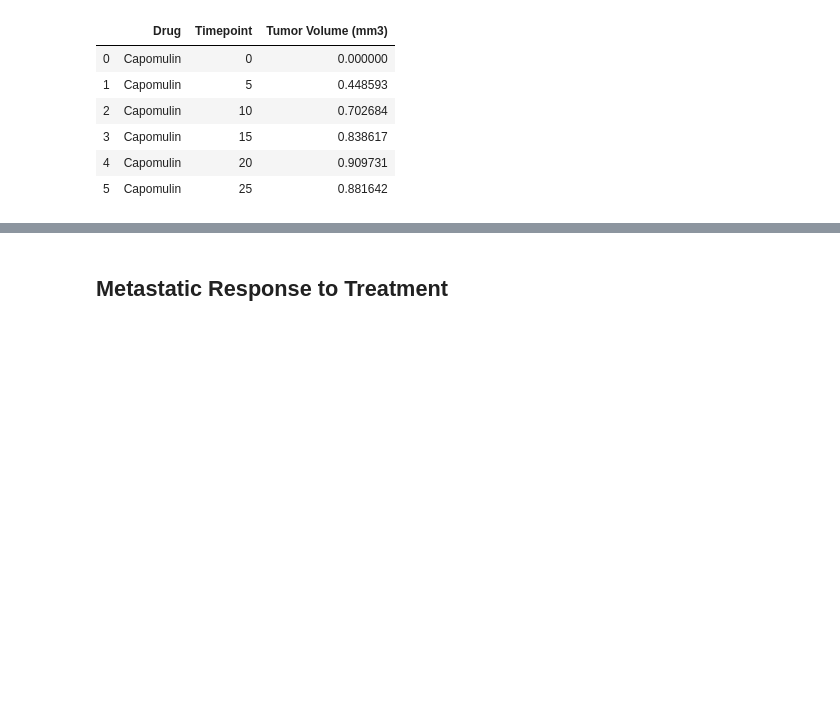
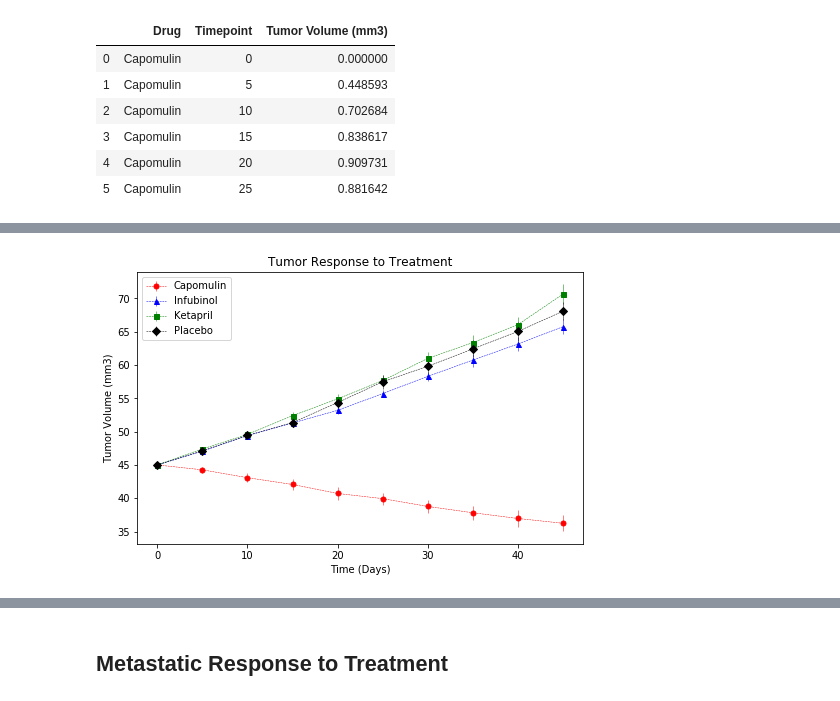
Before and after one commit to kattelya/matplotlib-challenge, a Jupyter notebook: pymaceuticals_starter.ipynb, the cells around one changed output, grey strips where cells are left out. Drawn from its saved outputs; the diff is of its cells as text; code cells hidden in the pictures; blank space fills up the shorter version.

Commit message:
most questions are done except the last bar graph

```diff
--- a/pymaceuticals_starter.ipynb
+++ b/pymaceuticals_starter.ipynb
@@ -48,7 +48,7 @@ mean_tumor_response = combine_clinical_data.groupby(["Drug", "Timepoint"])["Tumo
 
 # Convert to DataFrame
 mean_tumor_response_df = pd.DataFrame(mean_tumor_response)
-mean_tumor_response_df.reset_index(level = None, inplace = True)
+mean_tumor_response_df.reset_index(inplace = True)
 
 # Preview DataFrame
 mean_tumor_response_df
@@ -91,11 +91,11 @@ standard_error_df.head(6)
 #https://www.youtube.com/watch?v=9d5-Ti6onew -- stack and unstack data
 #https://www.datacamp.com/community/tutorials/pandas-multi-index
 #https://pandas.pydata.org/pandas-docs/stable/user_guide/reshaping.html
-
-reformat_data = mean_tumor_response_df.pivot(index='Timepoint', columns= 'Drug', values = "Tumor Volume (mm3)")
+#https://nikgrozev.com/2015/07/01/reshaping-in-pandas-pivot-pivot-table-stack-and-unstack-explained-with-pictures/
+reformat_tumor_data = mean_tumor_response_df.pivot(index='Timepoint', columns= 'Drug', values = "Tumor Volume (mm3)")
 
 # Preview that Reformatting worked
-reformat_data.head()
+reformat_tumor_data.head()
 # %% [output]
 | Drug | Capomulin | Ceftamin | Infubinol | Ketapril | Naftisol | Placebo | Propriva | Ramicane | Stelasyn | ... |
 | Timepoint |  |  |  |  |  |  |  |  |  | ... |
@@ -118,0 +107,4 @@ reformat_data.plot(figsize=(15,15), yerr = errors, legend = False)
+# %%
+#reformat standard error before we can plot our line graph
+reformat_standard_error = volume_standard_error_df.pivot(index="Timepoint", columns='Drug', values="Tumor Volume (mm3)")
+reformat_standard_error.head()
@@ -119 +119,32 @@ reformat_data.plot(figsize=(15,15), yerr = errors, legend = False)
+# %%
+# need to reset the index before plotting the graph
+reformat_tumor_data.reset_index(inplace=True)
+# %%
+# Generate the Plot (with Error Bars)
+# https://stackoverflow.com/questions/52035184/pandas-plot-line-graph-with-both-error-bars-and-markers
+# matplotlib.org/3.1.1/api/_as_gen/matplotlib.pyplot.errorbar.html
+# Plot only these specific drugs Capomulin, Infubinol, Ketapril, Placebo
+# matplotlib.org/3.1.1/api/markers_api.html#module-matplotlib.markers == markers
+# matplotlib.org/3.1.1/tutorials/intermediate/legend_guide.html == adding legend to graph
+
+#define our x axis // note: y axis is each individual drugs name and value to use for plotting
+
+# plot error bars
+plt.figure(figsize =(8,5))
+plt.errorbar(reformat_tumor_data["Timepoint"], reformat_tumor_data["Capomulin"], yerr=reformat_standard_error["Capomulin"],
+             color ='r', linestyle='--', marker='o', markersize=5, linewidth =0.5, label="Capomulin")
+plt.errorbar(reformat_tumor_data["Timepoint"], reformat_tumor_data["Infubinol"], yerr=reformat_standard_error["Infubinol"],
+            color ='b', linestyle='--', marker="^", markersize=5, linewidth =0.5, label="Infubinol")
+plt.errorbar(reformat_tumor_data["Timepoint"], reformat_tumor_data["Ketapril"], yerr=reformat_standard_error["Ketapril"],
+            color ='g', linestyle='--', marker='s', markersize=5, linewidth =0.5, label="Ketapril")
+plt.errorbar(reformat_tumor_data["Timepoint"], reformat_tumor_data["Placebo"], yerr=reformat_standard_error["Placebo"],
+            color ='black', linestyle='--', marker='D', markersize=5,linewidth=0.5, label="Placebo")
+
+plt.legend(loc='upper left')
+plt.title("Tumor Response to Treatment")
+plt.xlabel("Time (Days)")
+plt.ylabel("Tumor Volume (mm3)")
+plt.show()
+# %% [output]
+[figure, added]
 # %%
```
Also changed, not shown: parts of 20 cells of this notebook.
